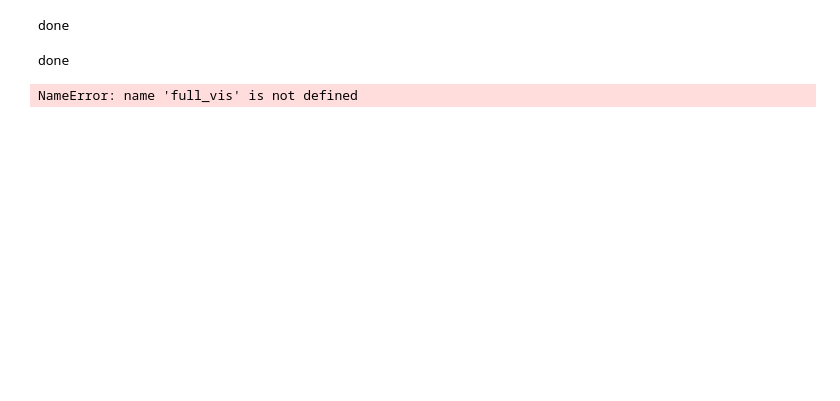
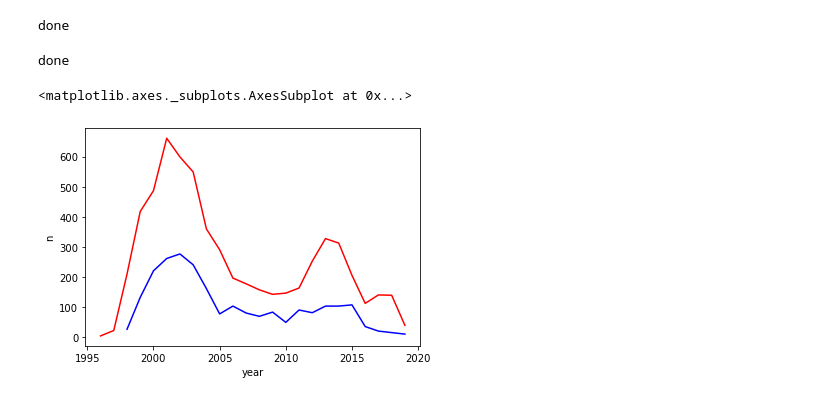
Before and after one commit to crboothb/sciencemag-careers-analysis, a Jupyter notebook: scripts/pronoun_fracs.ipynb, the cells around one changed output. Saved outputs shown, nothing was run; the diff lists cells and outputs as text; code cells hidden in the pictures; blank space fills up the shorter version.

Commit message:
visualizations

```diff
--- a/scripts/pronoun_fracs.ipynb
+++ b/scripts/pronoun_fracs.ipynb
@@ -32,23 +32,26 @@ import classifier_func as cls
 import classifier_help as clh
 # %%
 full_advice = "../data/genre_advice_full_021520.jl"
+full_filename = "../data/by_article_fulltext_020920.jl"
 
 # get full text dataset as a df
 advice_df = imp.init_df(full_advice, "full", advice=True)
 advice_df = advice_df[advice_df["year"]<2020]
+full_df = imp.init_df(full_filename, "full")
+full_df = full_df[full_df["year"]<2020]
 
 print("done")
 # %% [output]
 done
 # %%
-# advice_df = advice_df[advice_df["year"]<2020]
-
+full_vis = vis.prep_per(full_df, group_by = "year")
 advice_vis = vis.prep_per(advice_df, group_by="year")
 
 sns.lineplot(x = "year", y = "n", color = "blue", data=advice_vis)
 sns.lineplot(x = "year", y = "n", color = "red", data=full_vis)
 # %% [output]
-NameError: name 'full_vis' is not defined
+<matplotlib.axes._subplots.AxesSubplot at 0x...>
+[figure, added]
 # %%
 counts_df = clh.pronouns(advice_df)
 
```
Also changed, not shown: parts of 5 cells of this notebook, 1 other file.
